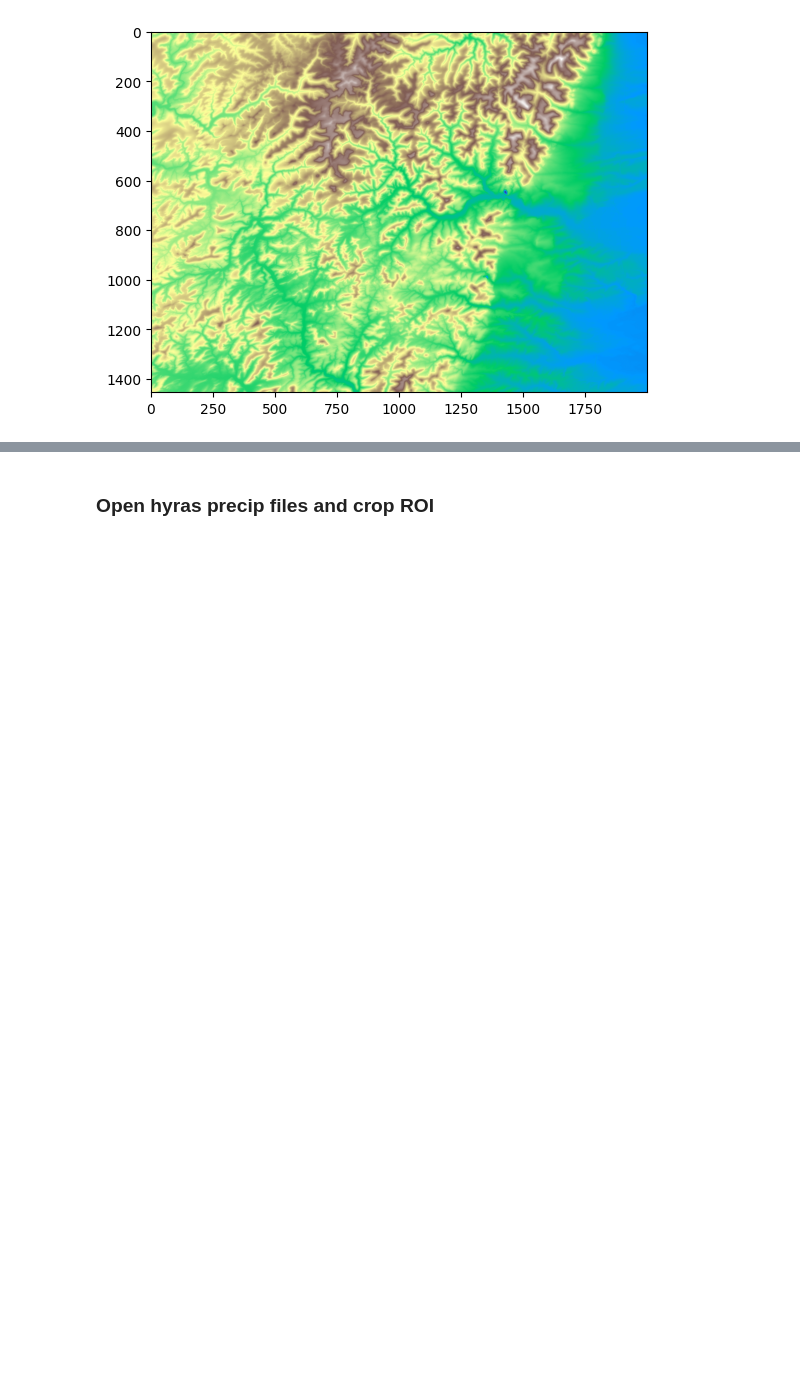
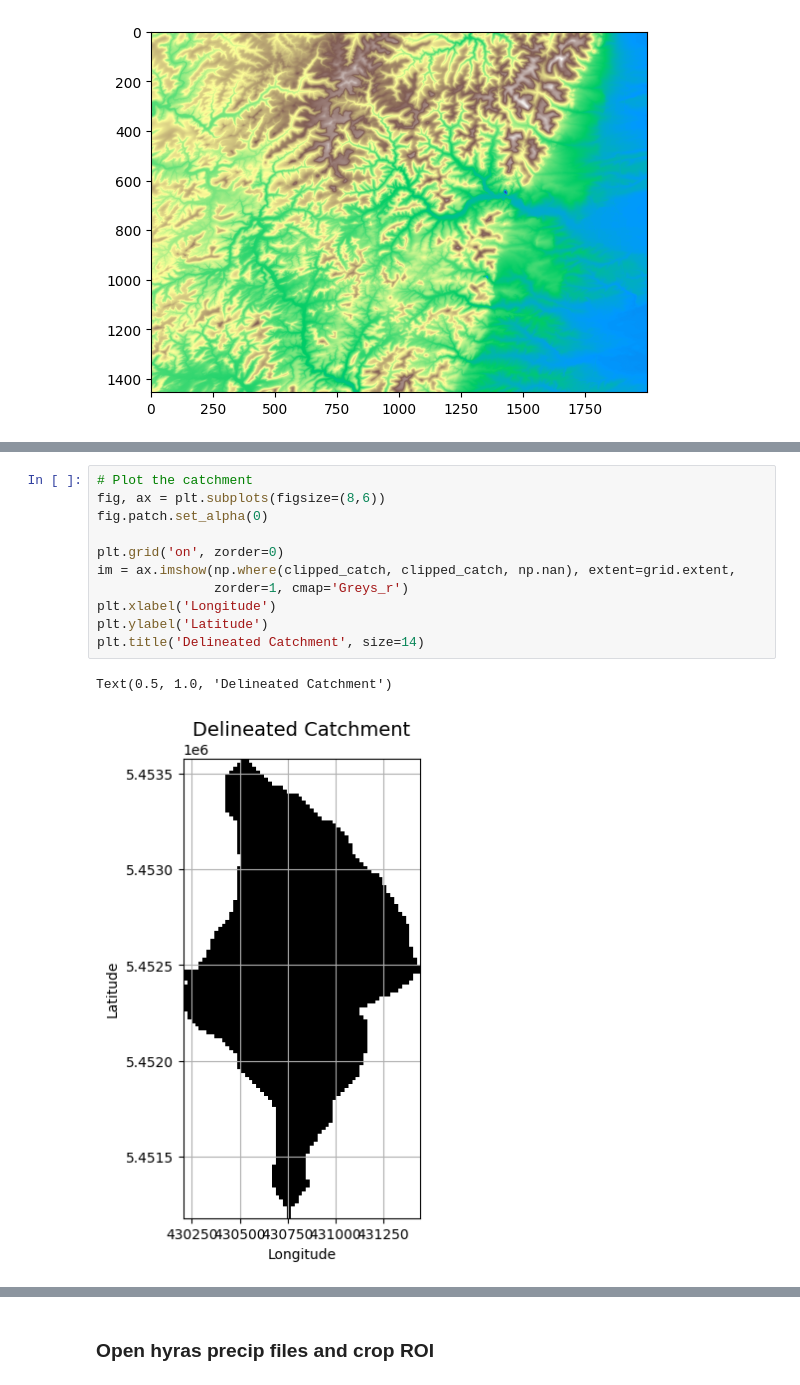
Before and after one commit to danielsehr/pred-Q-ueich, a Jupyter notebook: precip_netcdf.ipynb, the cells around one changed output, grey strips where cells are left out. Drawn from its saved outputs; the diff is of its cells as text; blank space fills up the shorter version.

```diff
--- a/precip_netcdf.ipynb
+++ b/precip_netcdf.ipynb
@@ -92,0 +131,14 @@ AttributeError: 'numpy.ndarray' object has no attribute 'nodata'
+# %%
+# Plot the catchment
+fig, ax = plt.subplots(figsize=(8,6))
+fig.patch.set_alpha(0)
+
+plt.grid('on', zorder=0)
+im = ax.imshow(np.where(clipped_catch, clipped_catch, np.nan), extent=grid.extent,
+               zorder=1, cmap='Greys_r')
+plt.xlabel('Longitude')
+plt.ylabel('Latitude')
+plt.title('Delineated Catchment', size=14)
+# %% [output]
+Text(0.5, 1.0, 'Delineated Catchment')
+[figure, added]
```
Also changed, not shown: parts of 13 cells of this notebook.
